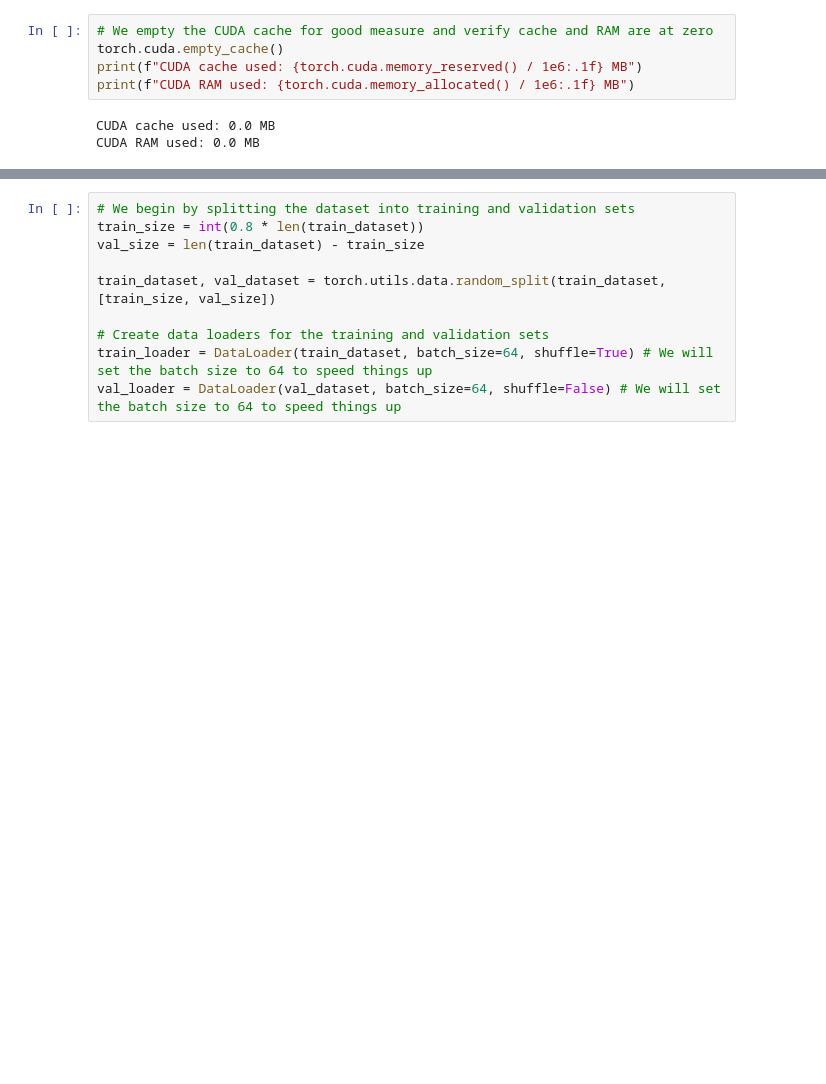
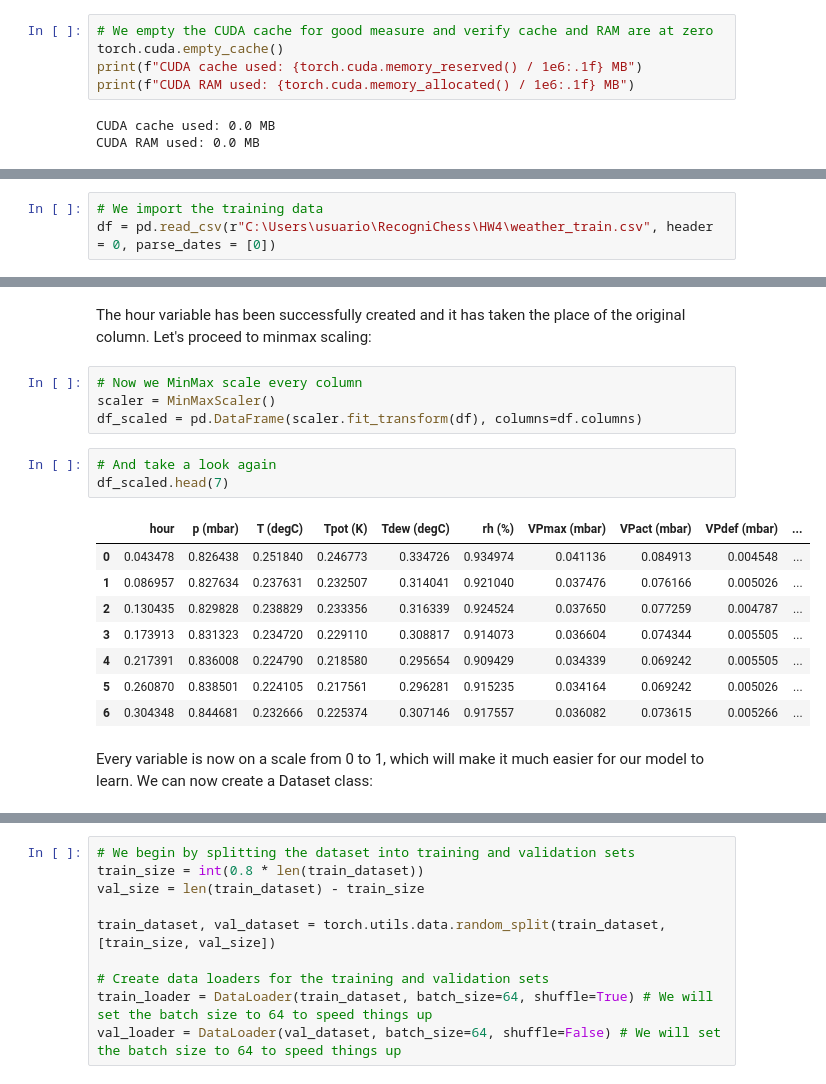
Before and after one commit to OscarBedford/DL_Course, a Jupyter notebook: ECSE552-HW4_Ex1_(MLP only).ipynb, the cells around one changed output, grey strips where cells are left out. Cells and saved outputs as stored; diff of their text form; blank space fills up the shorter version.

```diff
--- a/ECSE552-HW4_Ex1_(MLP only).ipynb
+++ b/ECSE552-HW4_Ex1_(MLP only).ipynb
@@ -95 +100,4 @@ We will now proceed to define our Dataset subclass, which will be used to perfor
 - Convert the resulting objects into `torch.tensors` that can be readily passed into DataLoaders
+# %%
+# We import the training data
+df = pd.read_csv(r"C:\Users\usuario\RecogniChess\HW4\weather_train.csv", header = 0, parse_dates = [0])
@@ -96,2 +133,22 @@ We will now proceed to define our Dataset subclass, which will be used to perfor
+# %% [markdown]
+The hour variable has been successfully created and it has taken the place of the original column. Let's proceed to minmax scaling:
+# %%
+# Now we MinMax scale every column
+scaler = MinMaxScaler()
+df_scaled = pd.DataFrame(scaler.fit_transform(df), columns=df.columns)
+# %%
+# And take a look again
+df_scaled.head(7)
+# %% [output]
+|  | hour | p (mbar) | T (degC) | Tpot (K) | Tdew (degC) | rh (%) | VPmax (mbar) | VPact (mbar) | VPdef (mbar) | ... |
+| 0 | 0.043478 | 0.826438 | 0.251840 | 0.246773 | 0.334726 | 0.934974 | 0.041136 | 0.084913 | 0.004548 | ... |
+| 1 | 0.086957 | 0.827634 | 0.237631 | 0.232507 | 0.314041 | 0.921040 | 0.037476 | 0.076166 | 0.005026 | ... |
+| 2 | 0.130435 | 0.829828 | 0.238829 | 0.233356 | 0.316339 | 0.924524 | 0.037650 | 0.077259 | 0.004787 | ... |
+| 3 | 0.173913 | 0.831323 | 0.234720 | 0.229110 | 0.308817 | 0.914073 | 0.036604 | 0.074344 | 0.005505 | ... |
+| 4 | 0.217391 | 0.836008 | 0.224790 | 0.218580 | 0.295654 | 0.909429 | 0.034339 | 0.069242 | 0.005505 | ... |
+| 5 | 0.260870 | 0.838501 | 0.224105 | 0.217561 | 0.296281 | 0.915235 | 0.034164 | 0.069242 | 0.005026 | ... |
+| 6 | 0.304348 | 0.844681 | 0.232666 | 0.225374 | 0.307146 | 0.917557 | 0.036082 | 0.073615 | 0.005266 | ... |
+# %% [markdown]
+Every variable is now on a scale from 0 to 1, which will make it much easier for our model to learn. We can now create a Dataset class:
 # %%
 class WeatherDataset(Dataset):
```
Also changed, not shown: parts of 25 cells of this notebook, 1 other file.
